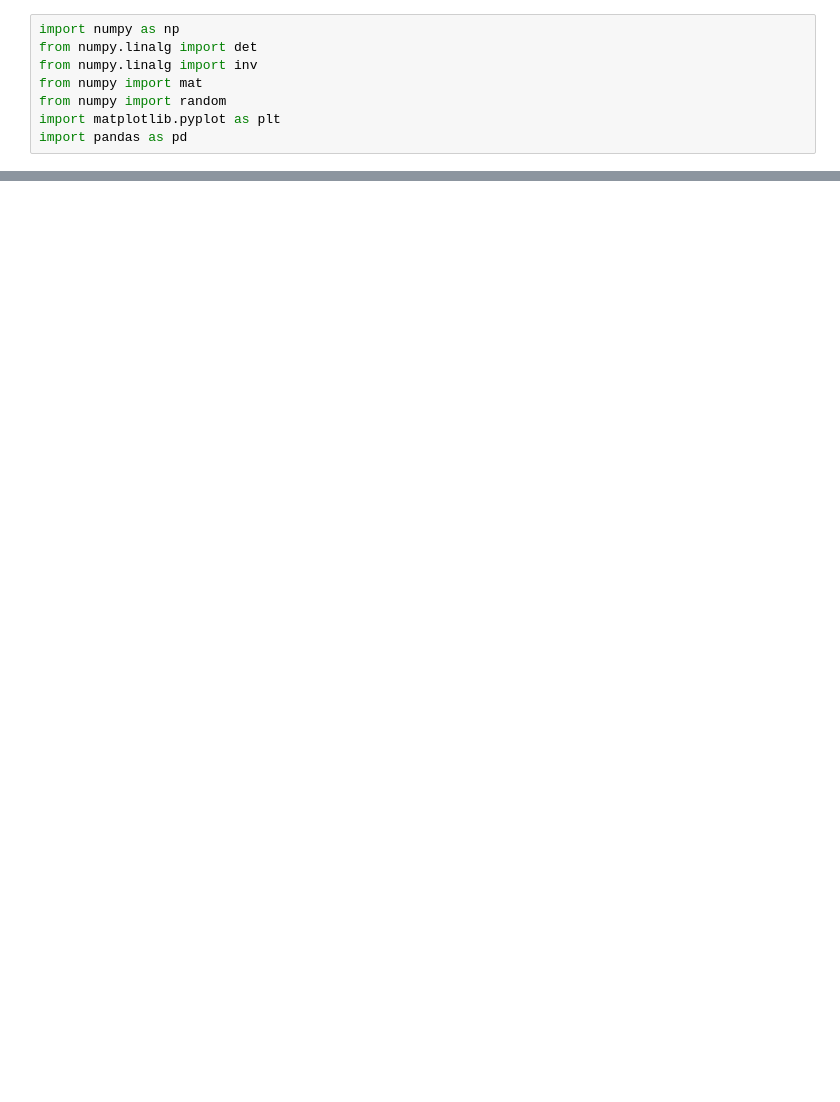
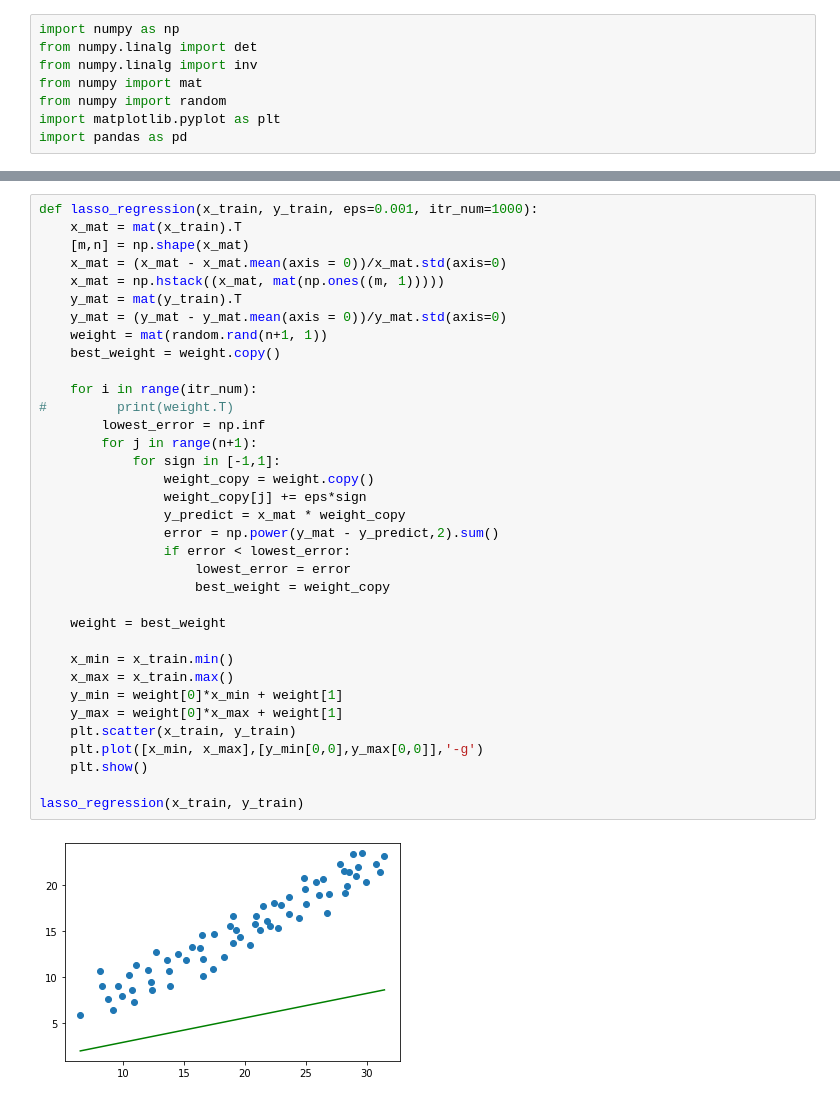
Before and after one commit to YYingH/ISLR_Python, a Jupyter notebook: Linear Regression.ipynb, the cells around one changed output, grey strips where cells are left out. Cells and saved outputs as stored; diff of their text form; blank space fills up the shorter version.

```diff
--- a/Linear Regression.ipynb
+++ b/Linear Regression.ipynb
@@ -55,0 +92,37 @@ import pandas as pd
+# %%
+def lasso_regression(x_train, y_train, eps=0.001, itr_num=1000):
+    x_mat = mat(x_train).T
+    [m,n] = np.shape(x_mat)
+    x_mat = (x_mat - x_mat.mean(axis = 0))/x_mat.std(axis=0)
+    x_mat = np.hstack((x_mat, mat(np.ones((m, 1)))))
+    y_mat = mat(y_train).T
+    y_mat = (y_mat - y_mat.mean(axis = 0))/y_mat.std(axis=0)
+    weight = mat(random.rand(n+1, 1))
+    best_weight = weight.copy()
+
+    for i in range(itr_num):
+#         print(weight.T)
+        lowest_error = np.inf
+        for j in range(n+1):
+            for sign in [-1,1]:
+                weight_copy = weight.copy()
+                weight_copy[j] += eps*sign
+                y_predict = x_mat * weight_copy
+                error = np.power(y_mat - y_predict,2).sum()
+                if error < lowest_error:
+                    lowest_error = error
+                    best_weight = weight_copy
+
+    weight = best_weight
+
+    x_min = x_train.min()
+    x_max = x_train.max()
+    y_min = weight[0]*x_min + weight[1]
+    y_max = weight[0]*x_max + weight[1]
+    plt.scatter(x_train, y_train)
+    plt.plot([x_min, x_max],[y_min[0,0],y_max[0,0]],'-g')
+    plt.show()
+
+lasso_regression(x_train, y_train)
+# %% [output]
+[figure, added]
```
Also changed, not shown: parts of 11 cells of this notebook.
